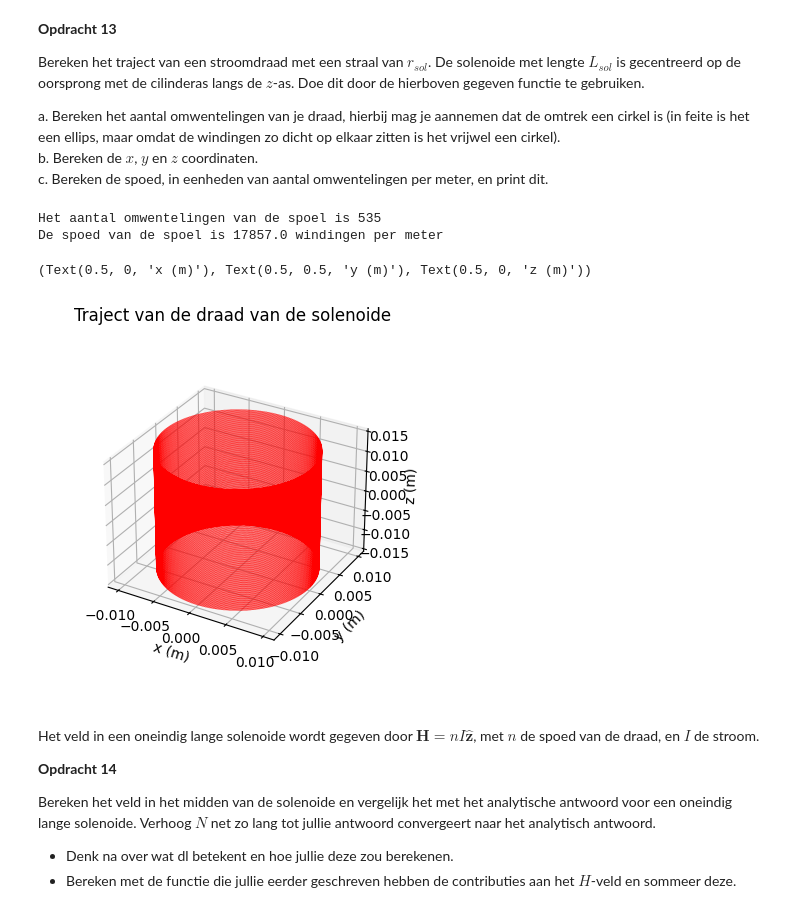
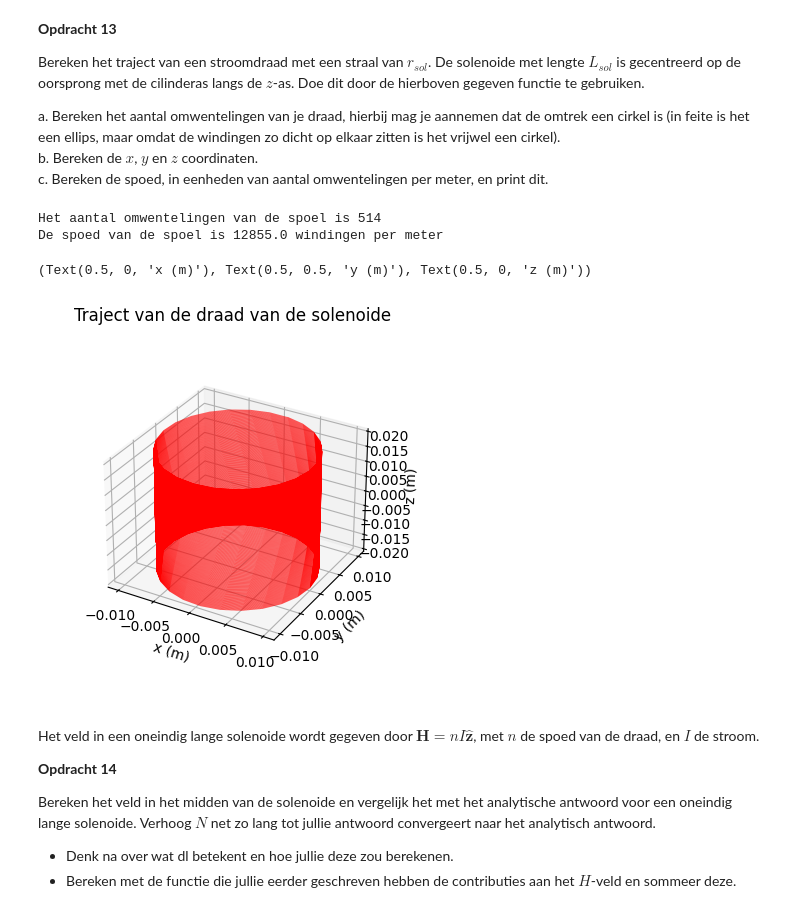
Before and after one commit to gltChboy/opdrachten-DEF-D, a Jupyter notebook: 2KrachtactuatorOpdracht/KrachtactuatorOpdracht.ipynb, the cells around one changed output. Drawn from its saved outputs; the diff is of its cells as text; code cells hidden in the pictures.

```diff
--- a/2KrachtactuatorOpdracht/KrachtactuatorOpdracht.ipynb
+++ b/2KrachtactuatorOpdracht/KrachtactuatorOpdracht.ipynb
@@ -320,7 +320,7 @@ ldraad = 56.10 # m
 
 #1cm om de knop goed in te drukken zou ik zeggen
 lspoel = 0.01 # m
-rspoel = 3e-4 # m
+rspoel = 3e-3 # m
 
 N_min_1 , N_max_1 = aantal_wikkelingen(m, rdraad, lspoel, rspoel, I, ldraad)
 print(f"Het minimale aantal wikkelingen voor #1 is : {N_min_1:.0f}")
@@ -335,7 +335,7 @@ ldraad = 56.10 # m
 
 # 2cm zodat hij minimaal 1cm kan indrukken als de massa wordt overschreden
 lspoel = 0.02 # m
-rspoel = 5e-4 # m
+rspoel = 5e-3 # m
 
 N_min_4 , N_max_4 = aantal_wikkelingen(m, rdraad, lspoel, rspoel, I, ldraad)
 print(f"Het minimale aantal wikkelingen voor #4 is : {N_min_4:.0f}")
@@ -532,27 +532,27 @@ a. Bereken het aantal omwentelingen van je draad, hierbij mag je aannemen dat de
 b. Bereken de $x$, $y$ en $z$ coordinaten.\
 c. Bereken de spoed, in eenheden van aantal omwentelingen per meter, en print dit.
 # %%
-l_draad = 33.66 #m
+l_draad = 32.31 #m
 r_sol =  0.01 #m
-L_sol = 0.03 #m
+L_sol = 0.04 #m
 N =  l_draad/(r_sol*2*np.pi)
 n = int(N/L_sol) #spoed
 I= 0.5 #A
 print("Het aantal omwentelingen van de spoel is", int(N))
 print('De spoed van de spoel is %.1f windingen per meter' %n)
 x,y,z = parametrisatie(n,r_sol,N,L_sol)
 
 # Enkele plots
 ax=plt.figure().add_subplot(projection='3d')
 plt.title('Traject van de draad van de solenoide')
 plt.plot(x, y, z, '-r', linewidth=0.1)
 ax.set_box_aspect(aspect=None, zoom=0.8)
 ax.set_xlabel('x (m)'), ax.set_ylabel('y (m)'), ax.set_zlabel('z (m)')
 # %% [output]
-Het aantal omwentelingen van de spoel is 535
-De spoed van de spoel is 17857.0 windingen per meter
+Het aantal omwentelingen van de spoel is 514
+De spoed van de spoel is 12855.0 windingen per meter
 (Text(0.5, 0, 'x (m)'), Text(0.5, 0.5, 'y (m)'), Text(0.5, 0, 'z (m)'))
-[figure, old version]
+[figure, new version]
 # %% [markdown]
 Het veld in een oneindig lange solenoide wordt gegeven door $\mathbf{H} = n I \hat{\mathbf{z}}$, met $n$ de spoed van de draad, en $I$ de stroom.
 
```
Also changed, not shown: parts of 21 cells of this notebook.
